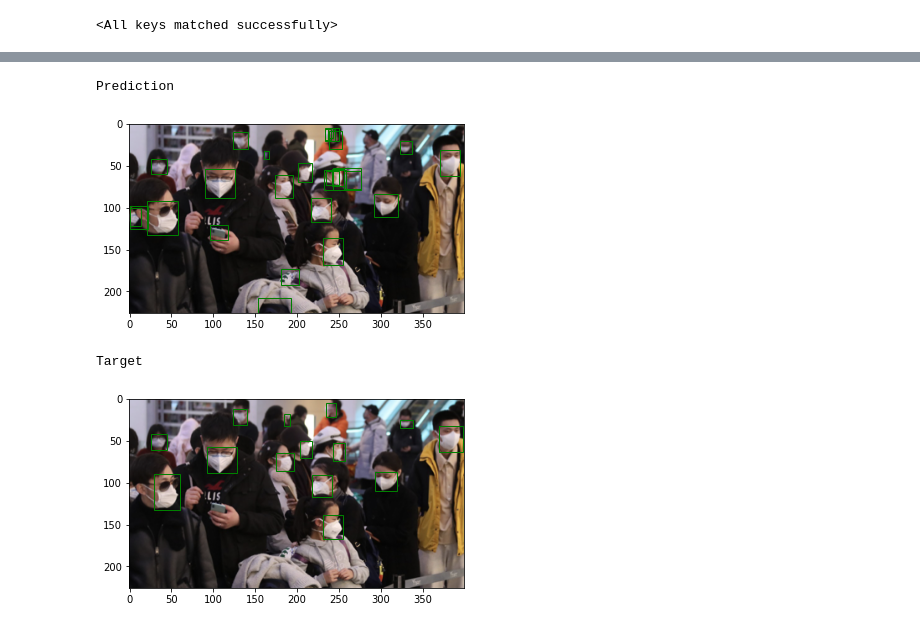
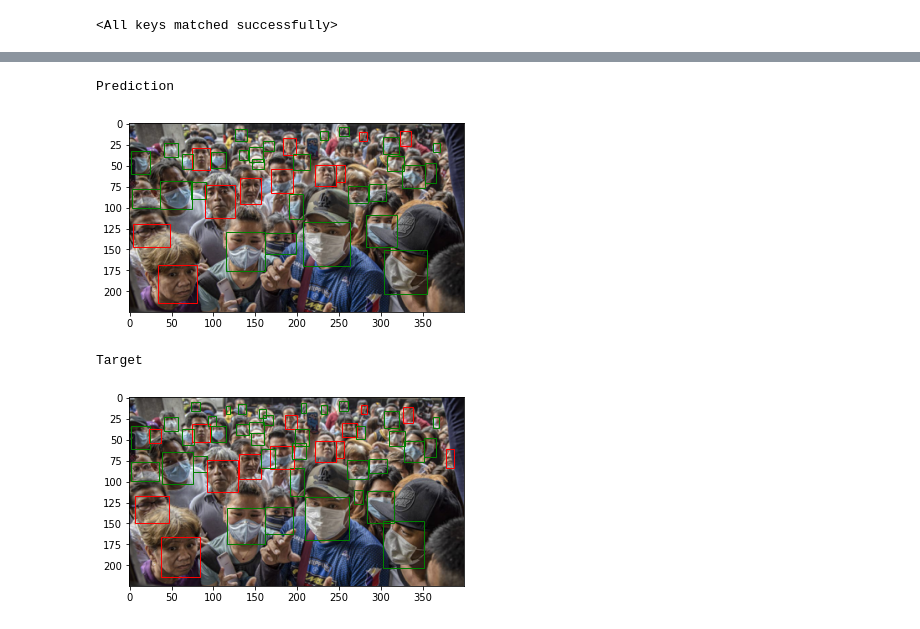
Before and after one commit to XiAom611/MaskDetection, a Jupyter notebook: src/main2.ipynb, the cells around one changed output, grey strips where cells are left out. Saved outputs shown, nothing was run; the diff lists cells and outputs as text; code cells hidden in the pictures.

```diff
--- a/src/main2.ipynb
+++ b/src/main2.ipynb
@@ -129,7 +131,7 @@ def get_model_instance_segmentation(num_classes):
     # get number of input features for the classifier
     in_features = model.roi_heads.box_predictor.cls_score.in_features
     # replace the pre-trained head with a new one
-    model.roi_heads.box_predictor = FastRCNNPredictor(in_features, num_classes)
+    model.roi_heads.box_predictor = FastRCNNPredictor(in_features, num_classes + 1)
 
     return model
 # %%
@@ -163,7 +162,7 @@ for imgs, annotations in trainDataLoader:
 # %% [markdown]
 ## Train
 # %%
-num_epochs = 50
+num_epochs = 20
 model.to(device)
 
 # parameters
@@ -195,5 +194,5 @@ for epoch in range(num_epochs):
 end_time = time.time()
 print(f"Running time {end_time - start_time}")
 
-torch.save(model.state_dict(),'./model1.pt')
+torch.save(model.state_dict(),'./model2.pt')
 # %% [output]
@@ -223,7 +221,7 @@ model.load_state_dict(torch.load("./model1.pt"))
 <All keys matched successfully>
 # %%
 for i, (imgs, annotations) in enumerate(testDataLoader):
-    if i<11:
+    if i<6:
         continue
     imgs = list(img.to(device) for img in imgs)
     annotations = [{k: v.to(device) for k, v in t.items()} for t in annotations]
@@ -270,20 +271,27 @@ preds
 # %%
-def plot_image(img_tensor, annotation):
+def plot_image(img_tensor, annotation, threshold=None):
 
     fig, ax = plt.subplots(1)
     img = img_tensor.cpu().data
-    framecolor={1: 'g', 0: 'r',}
+    framecolor={1: 'g', 2: 'r', 0: 'b'}
 
     # Display the image
     ax.imshow(img.permute(1, 2, 0))
 
-    for box, label in zip(annotation["boxes"], annotation["labels"]):
+    if not threshold:
+        annotation["scores"] = [1.0] * len(annotation["labels"])
+
+    for box, label, score in zip(annotation["boxes"], annotation["labels"], annotation["scores"]):
         xmin, ymin, xmax, ymax = box
         xmin = float(xmin)
         ymin = float(ymin)
         xmax = float(xmax)
         ymax = float(ymax)
         label = int(label)
+        score = float(score)
+
+        if threshold and score < threshold:
+            continue
         # Create a Rectangle patch
         rect = Rectangle((xmin,ymin), xmax-xmin, ymax-ymin,
                   linewidth=1, edgecolor=framecolor[label], facecolor='none')
@@ -293,11 +301,11 @@ def plot_image(img_tensor, annotation):
     plt.show()
 # %%
 print("Prediction")
-plot_image(imgs[0], preds[0])
+plot_image(imgs[0], preds[0], 0.5)
 print("Target")
 plot_image(imgs[0], annotations[0])
 # %% [output]
 Prediction
-[figure, old version]
+[figure, new version]
 Target
-[figure, old version]
+[figure, new version]
```
Also changed, not shown: parts of 5 cells of this notebook.
